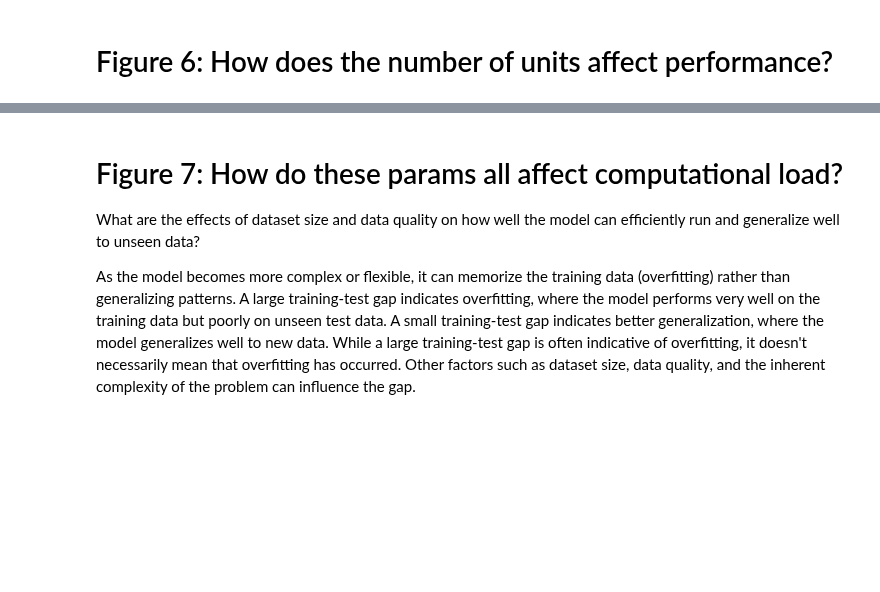
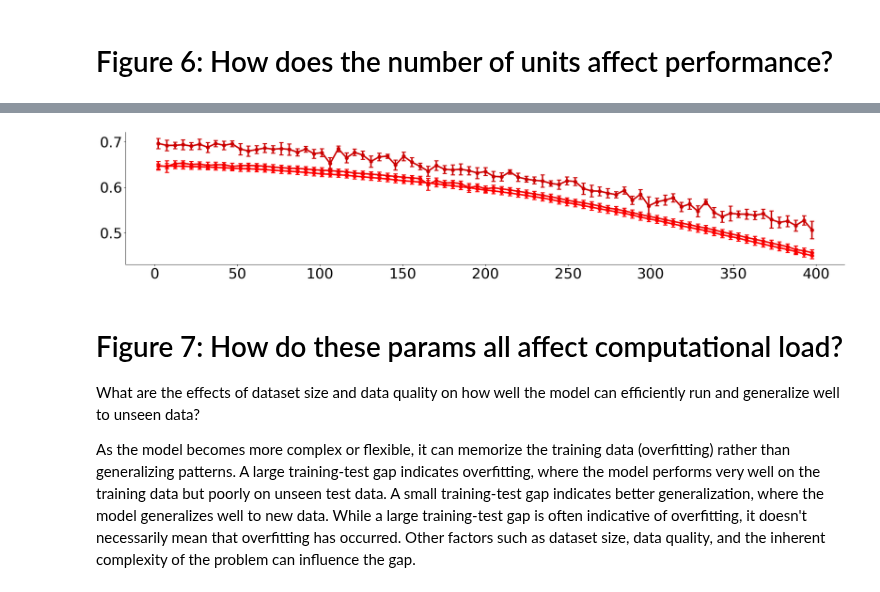
Before and after one commit to mayolabvision/NeuralDecoding, a Jupyter notebook: analyses/COSYNE_Plots.ipynb, the cells around one changed output, grey strips where cells are left out. Saved outputs shown, nothing was run; the diff lists cells and outputs as text; code cells hidden in the pictures; blank space fills up the shorter version.

Commit message:
adding temp decoder type 2

```diff
--- a/analyses/COSYNE_Plots.ipynb
+++ b/analyses/COSYNE_Plots.ipynb
@@ -820,85 +833,89 @@ import numpy as np
 import pandas as pd
 import matplotlib.pyplot as plt
 
-plt.rcParams.update({'font.size': 20})
-fig, ax = plt.subplots(1, 3, figsize=(27, 7), sharex=True, sharey=False)#, gridspec_kw={'height_ratios': [3, 2]})
+plt.rcParams.update({'font.size': 30})
+fig, ax = plt.subplots(1, 1, figsize=(27, 5), sharex=True, sharey=False)#, gridspec_kw={'height_ratios': [3, 2]})
 
 #plt.subplots_adjust(hspace=0.1)
 
-num_bins = 13
+num_bins = 81
 mayo = 0
 behs = ['R2_mn'] #, 'train_time'
-kins = ['position', 'velocity', 'acceleration']
+kins = ['position']
 
 for k, kin in enumerate(kins):
     DF = df.loc[(df['output'] == kin)]
 
     for i, beh in enumerate(behs):
-        dff = DF[['model', 'numNeurons', beh, 'outer_fold','repeat']]
-        dff = dff.groupby(['model', 'numNeurons', 'outer_fold'])['R2_mn'].mean().reset_index()
-        obw = dff['numNeurons'].unique()
+        dff = DF[['model', 'slide_ms', beh, 'outer_fold','repeat']]
+        dff = dff.groupby(['model', 'slide_ms', 'outer_fold'])['R2_mn'].mean().reset_index()
+        obw = dff['slide_ms'].unique()
 
-        if num_bins==13:
-            df_mn = dff.groupby(['model', 'numNeurons'])[beh].mean().reset_index(name="mR2")
-            df_sd = dff.groupby(['model', 'numNeurons'])[beh].std().reset_index(name="sR2")
+        if num_bins==41:
+            df_mn = dff.groupby(['model', 'slide_ms'])[beh].mean().reset_index(name="mR2")
+            df_sd = dff.groupby(['model', 'slide_ms'])[beh].std().reset_index(name="sR2")
         else:
-            df_mn = dff.groupby(['model', pd.cut(dff['numNeurons'], bins=num_bins)])[beh].mean().reset_index(name="mR2")
-            df_sd = dff.groupby(['model', pd.cut(dff['numNeurons'], bins=num_bins)])[beh].std().reset_index(name="sR2")
+            df_mn = dff.groupby(['model', pd.cut(dff['slide_ms'], bins=num_bins)])[beh].mean().reset_index(name="mR2")
+            df_sd = dff.groupby(['model', pd.cut(dff['slide_ms'], bins=num_bins)])[beh].std().reset_index(name="sR2")
 
         for m in DF['model'].unique():
             mod_mn = df_mn[(df_mn['model'] == m)]['mR2'].values
             mod_sd = (df_sd[(df_sd['model'] == m)]['sR2'].values) * np.sqrt(1. / 10 + 1. / (10 - 1))
 
-            if num_bins==13:
-                ax[k].errorbar(obw, mod_mn, mod_sd, lw=3, capsize=4, marker='o', alpha=0.9, markersize=7, capthick=2, color=reds[m], zorder=2)
-                ax[k].errorbar(obw, mod_mn, mod_sd, lw=3, capsize=4, marker='o', alpha=0.9, markersize=7, capthick=2, color=reds[m], zorder=3)
+            if num_bins==41:
+                ax.errorbar(obw, mod_mn, mod_sd, lw=3, capsize=4, marker='o', alpha=0.9, markersize=7, capthick=2, color=reds[m], zorder=2)
+                ax.errorbar(obw, mod_mn, mod_sd, lw=3, capsize=4, marker='o', alpha=0.9, markersize=7, capthick=2, color=reds[m], zorder=3)
 
                 # Set the x-tick labels as bin minimum and maximum for each point
                 x_tick_labels = obw
-                ax[k].set_xticks(obw)
-                ax[k].set_xticklabels(x_tick_labels, rotation=0)
+                ax.set_xticks(obw)
+                ax.set_xticklabels(x_tick_labels, rotation=0)
             else:
                 # Get the centers of the bins for x-values
-                bin_centers = [bin.mid for bin in df_mn[(df_mn['model'] == m)]['numNeurons']]
-                bin_mins = [bin.left for bin in df_mn[(df_mn['model'] == m)]['numNeurons']]
-                bin_maxs = [bin.right for bin in df_mn[(df_mn['model'] == m)]['numNeurons']]
+                bin_centers = [bin.mid for bin in df_mn[(df_mn['model'] == m)]['slide_ms']]
+                bin_mins = [bin.left for bin in df_mn[(df_mn['model'] == m)]['slide_ms']]
+                bin_maxs = [bin.right for bin in df_mn[(df_mn['model'] == m)]['slide_ms']]
 
                 # Round bin min and max values to the nearest integer
                 bin_mins = [round(val) for val in bin_mins]
                 bin_maxs = [round(val) for val in bin_maxs]
 
-                ax[k].errorbar(bin_centers, mod_mn, mod_sd, lw=3, capsize=4, marker='o', alpha=0.9, markersize=7, capthick=2, color=reds[m], zorder=2)
-                ax[k].errorbar(bin_centers, mod_mn, mod_sd, lw=3, capsize=4, marker='o', alpha=0.9, markersize=7, capthick=2, color=reds[m], zorder=3)
+                ax.errorbar(bin_centers, mod_mn, mod_sd, lw=3, capsize=4, marker='o', alpha=0.9, markersize=7, capthick=2, color=reds[m], zorder=2)
+                ax.errorbar(bin_centers, mod_mn, mod_sd, lw=3, capsize=4, marker='o', alpha=0.9, markersize=7, capthick=2, color=reds[m], zorder=3)
 
                 # Set the x-tick labels as bin minimum and maximum for each point
-                x_tick_labels = [f"[{min_val}-{max_val})" for min_val, max_val in zip(bin_mins, bin_maxs)]
+                #x_tick_labels = [f"[{min_val}-{max_val})" for min_val, max_val in zip(bin_mins, bin_maxs)]
                 #x_tick_labels = bin_mins
-                ax[k].set_xticks(bin_centers)
-                ax[k].set_xticklabels(x_tick_labels, rotation=45)
+                #ax.set_xticks(bin_centers)
+                #x_tick_labels = [f"{int(cent_val)}" for cent_val in bin_centers]
+                #ax.set_xticklabels(x_tick_labels, rotation=0)
+                #ax.set_xlim(0,200)
 
-        ax[k].spines['right'].set_color('none')
-        ax[k].spines['top'].set_color('none')
+        ax.spines['right'].set_color('none')
+        ax.spines['top'].set_color('none')
 
 plt.subplots_adjust(wspace=0.15, hspace=0.1)
-ax[2].set_xticks([5,15,25,35,45,55,65])
+#ax[2].set_xticks([5,15,25,35,45,55,65])
 
 #ax[0].set_yticks([0.1,0.2,0.3,0.4,0.5,0.6,0.7])
 #ax[0].set_ylim(0.09,0.71)
 #ax[1].set_yticks([0.1,0.2,0.3,0.4,0.5,0.6,0.7])
 #ax[1].set_ylim(0.09,0.71)
 #ax[2].set_yticks([0.0,0.1])
 #ax[2].set_ylim(0,0.1)
 
 if mayo==1:
     ax[0].set_ylabel('$R^2$')
     #ax[1, 0].set_ylabel('time elapsed (s)')
     ax[1].set_xlabel('number of neurons')
     ax[0].set_title('position')
     ax[1].set_title('velocity')
     ax[2].set_title('acceleration')
 else:
     blah = 1
-    fig.savefig(fig_folder+'/r2_numNeurons-onesess.png', dpi=600, bbox_inches='tight')
+    fig.savefig(fig_folder+'/r2_tempShift-onesess.png', dpi=600, bbox_inches='tight')
+# %% [output]
+[figure, added]
 # %% [markdown]
 # Figure 7: How do these params all affect computational load?
 
```
Also changed, not shown: parts of 1 cell of this notebook, 1 other file.
